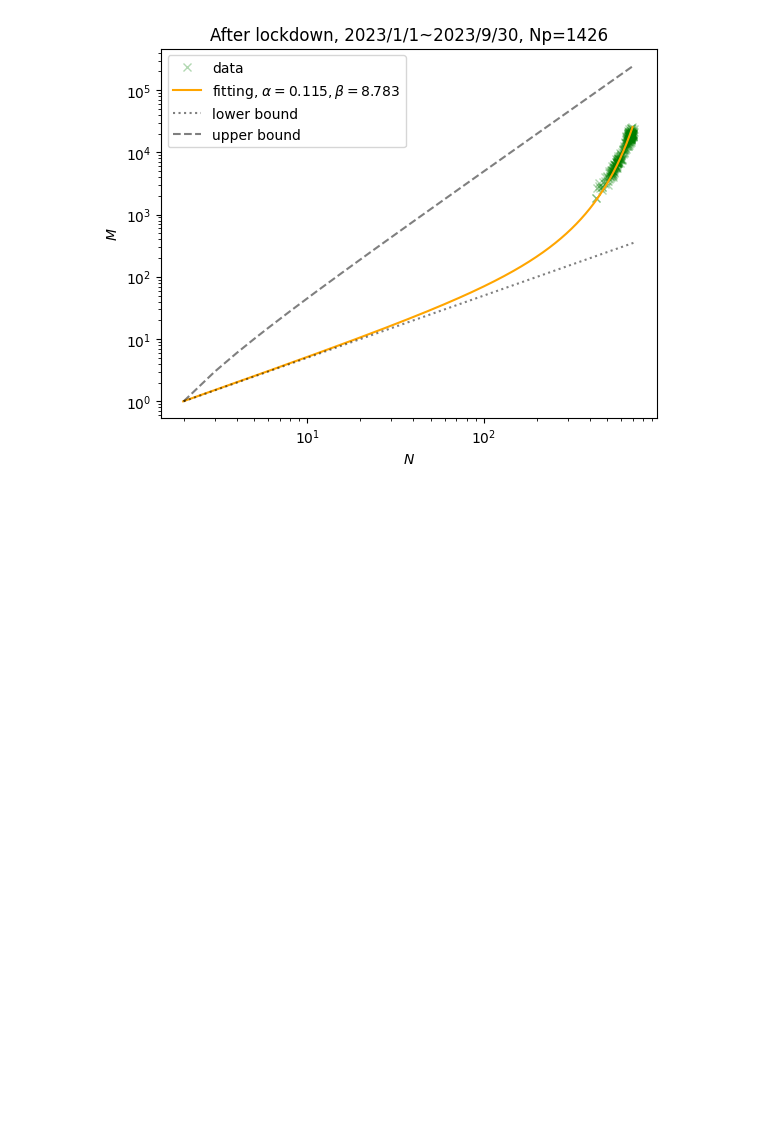
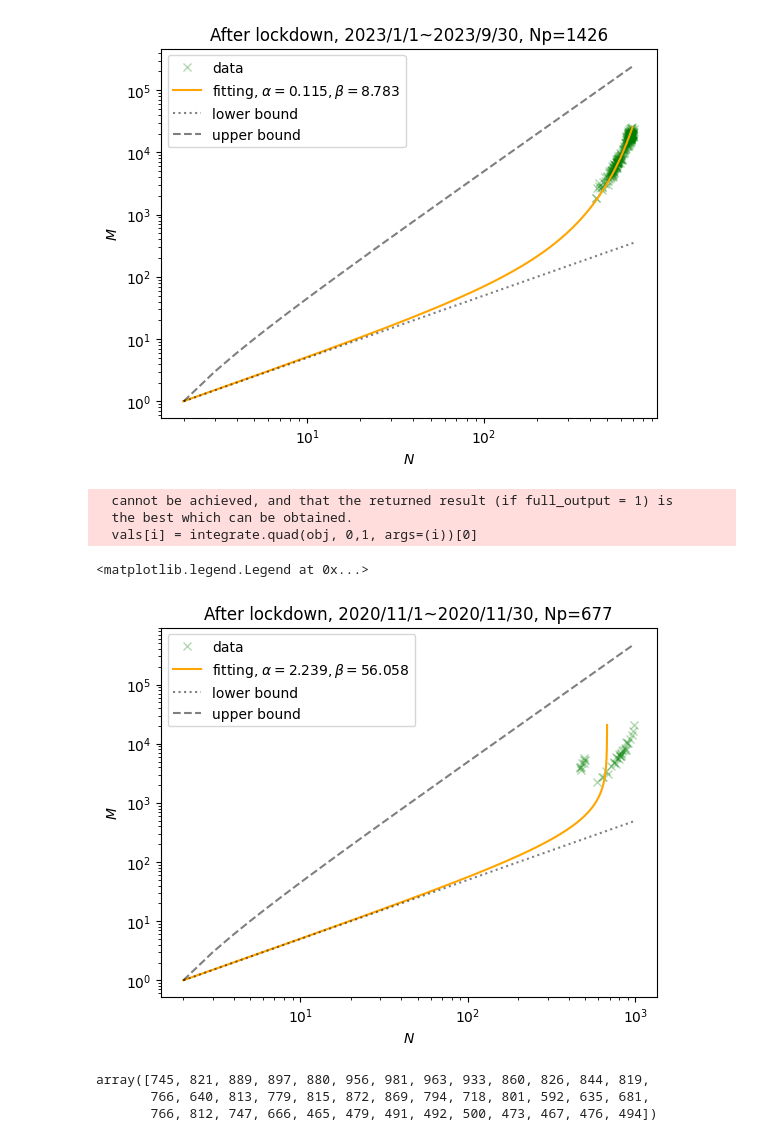
Before and after one commit to yiadka/mobility_scaling, a Jupyter notebook: notebooks/lockdown.ipynb, the cells around one changed output. Drawn from its saved outputs; the diff is of its cells as text; code cells hidden in the pictures; blank space fills up the shorter version.

```diff
--- a/notebooks/lockdown.ipynb
+++ b/notebooks/lockdown.ipynb
@@ -1103,3 +1103,49 @@ plt.legend()
   vals[i] = integrate.quad(obj, 0,1, args=(i))[0]
 <matplotlib.legend.Legend at 0x...>
 [figure]
+# %%
+# 2020/11/1~2020/11/30に分割
+df_lockdown_relax_2020_11 = df[(df["started_at"] >= "2020-11-01") & (df["started_at"] < "2020-12-1")].dropna()
+node, edge, timestamp = return_nm(df_lockdown_relax_2020_11)
+# %%
+plt.Figure(figsize=(14,7))
+N = node
+M = edge
+
+x = np.arange(2,np.max(N))
+y = np.arange(1,np.max(M))
+
+Np = 677 # histrical dataから求めたNp
+
+params, _ = optimize.curve_fit(Model3_fixed, edge, node, p0=[0.6, 1])
+alpha = params[0]
+beta = params[1]
+
+# data
+plt.plot(N, M, "x", c="green", alpha=0.3, label = "data")
+
+
+# model
+plt.plot(Model3(y), y, "-", c="orange", label=f"fitting, $\\alpha={round(alpha, 3)}, \\beta={round(beta, 3)}$")
+
+# bound and others
+plt.plot(x,x/2, label="lower bound", c = "black", alpha= 0.5, ls = ":")
+plt.plot(x,x*(x-1)/2, label="upper bound", c = "black", alpha = 0.5, ls = "--")
+plt.xscale("log")
+plt.yscale("log")
+plt.xlabel(r"$N$")
+plt.ylabel(r"$M$")
+plt.title("After lockdown, 2020/11/1~2020/11/30, Np="+str(Np))
+plt.legend()
+# %% [output]
+  cannot be achieved, and that the returned result (if full_output = 1) is
+  the best which can be obtained.
+  vals[i] = integrate.quad(obj, 0,1, args=(i))[0]
+<matplotlib.legend.Legend at 0x...>
+[figure, added]
+# %%
+node
+# %% [output]
+array([745, 821, 889, 897, 880, 956, 981, 963, 933, 860, 826, 844, 819,
+       766, 640, 813, 779, 815, 872, 869, 794, 718, 801, 592, 635, 681,
+       766, 812, 747, 666, 465, 479, 491, 492, 500, 473, 467, 476, 494])
```
Also changed, not shown: parts of 6 cells of this notebook, 2 other files.
